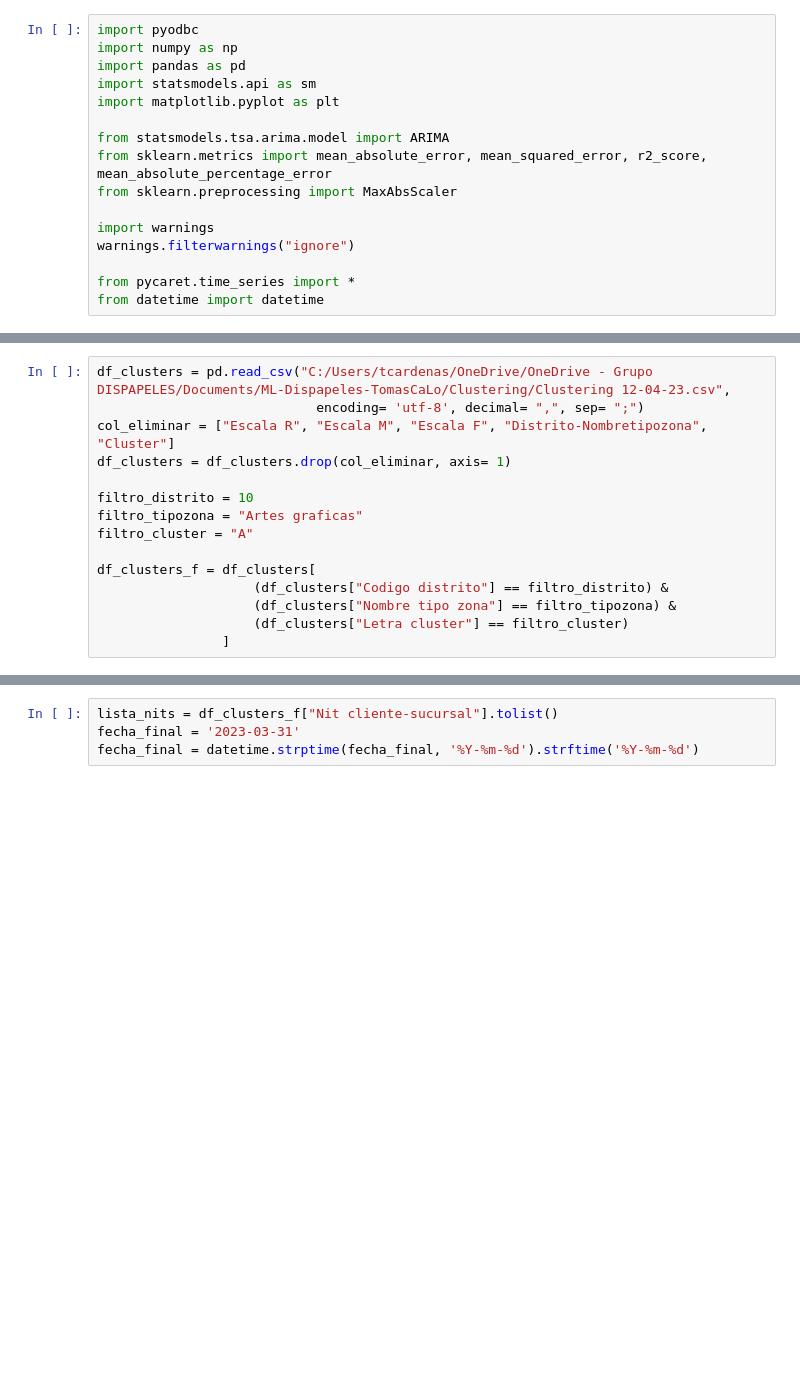
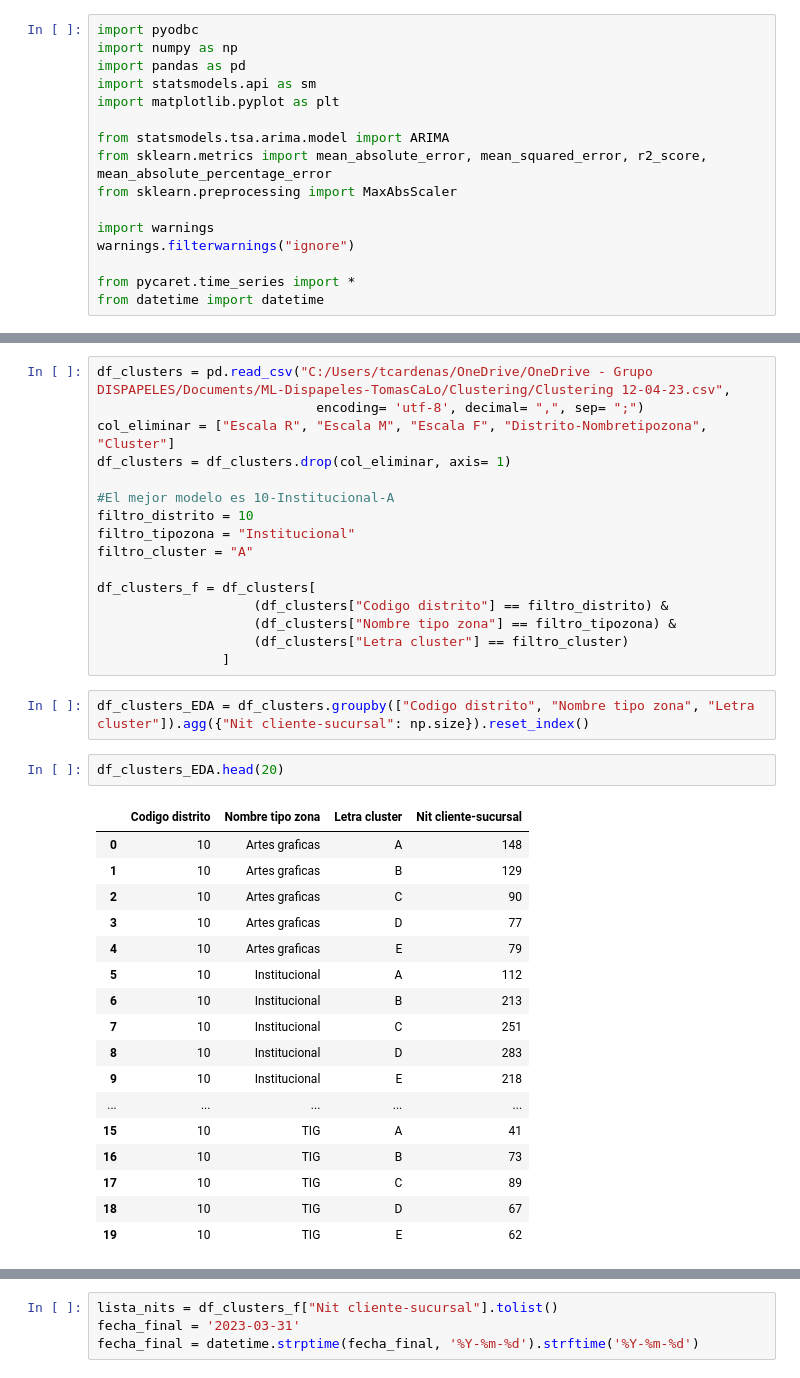
Before and after one commit to TomasCardeLo/ML-Dispapeles-TomasCaLo, a Jupyter notebook: Time series/Time series v4 pycaret.ipynb, the cells around one changed output, grey strips where cells are left out. Cells and saved outputs as stored; diff of their text form; blank space fills up the shorter version.

```diff
--- a/Time series/Time series v4 pycaret.ipynb
+++ b/Time series/Time series v4 pycaret.ipynb
@@ -48,8 +48,9 @@ df_clusters = pd.read_csv("C:/Users/tcardenas/OneDrive/OneDrive - Grupo DISPAPEL
 col_eliminar = ["Escala R", "Escala M", "Escala F", "Distrito-Nombretipozona", "Cluster"]
 df_clusters = df_clusters.drop(col_eliminar, axis= 1)
 
+#El mejor modelo es 10-Institucional-A
 filtro_distrito = 10
-filtro_tipozona = "Artes graficas"
+filtro_tipozona = "Institucional"
 filtro_cluster = "A"
 
 df_clusters_f = df_clusters[
@@ -57,3 +58,25 @@ df_clusters_f = df_clusters[
                     (df_clusters["Nombre tipo zona"] == filtro_tipozona) &
                     (df_clusters["Letra cluster"] == filtro_cluster)
                 ]
+# %%
+df_clusters_EDA = df_clusters.groupby(["Codigo distrito", "Nombre tipo zona", "Letra cluster"]).agg({"Nit cliente-sucursal": np.size}).reset_index()
+# %%
+df_clusters_EDA.head(20)
+# %% [output]
+|  | Codigo distrito | Nombre tipo zona | Letra cluster | Nit cliente-sucursal |
+| 0 | 10 | Artes graficas | A | 148 |
+| 1 | 10 | Artes graficas | B | 129 |
+| 2 | 10 | Artes graficas | C | 90 |
+| 3 | 10 | Artes graficas | D | 77 |
+| 4 | 10 | Artes graficas | E | 79 |
+| 5 | 10 | Institucional | A | 112 |
+| 6 | 10 | Institucional | B | 213 |
+| 7 | 10 | Institucional | C | 251 |
+| 8 | 10 | Institucional | D | 283 |
+| 9 | 10 | Institucional | E | 218 |
+| ... | ... | ... | ... | ... |
+| 15 | 10 | TIG | A | 41 |
+| 16 | 10 | TIG | B | 73 |
+| 17 | 10 | TIG | C | 89 |
+| 18 | 10 | TIG | D | 67 |
+| 19 | 10 | TIG | E | 62 |
```
Also changed, not shown: parts of 6 cells of this notebook, 9 other files.
